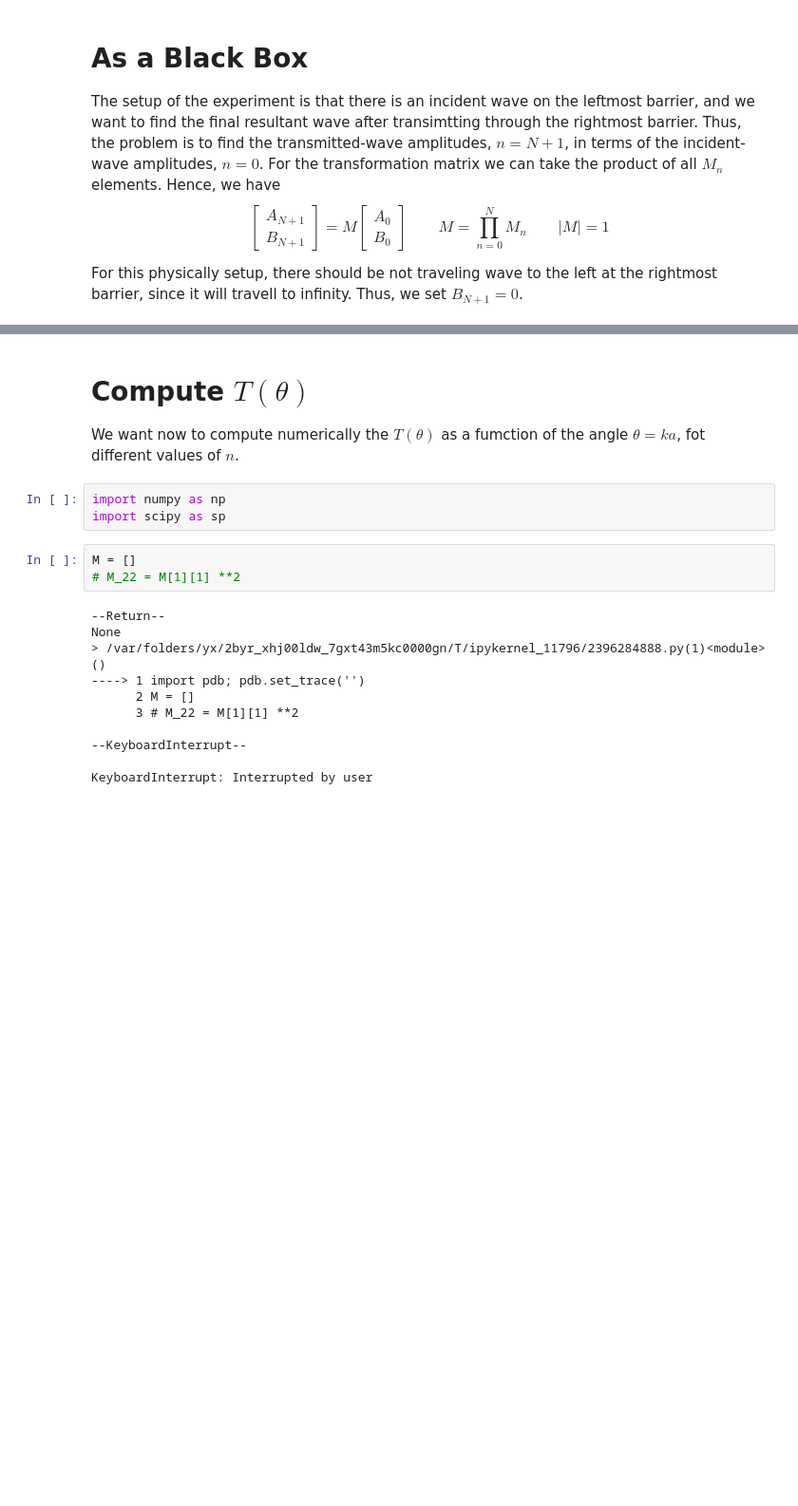
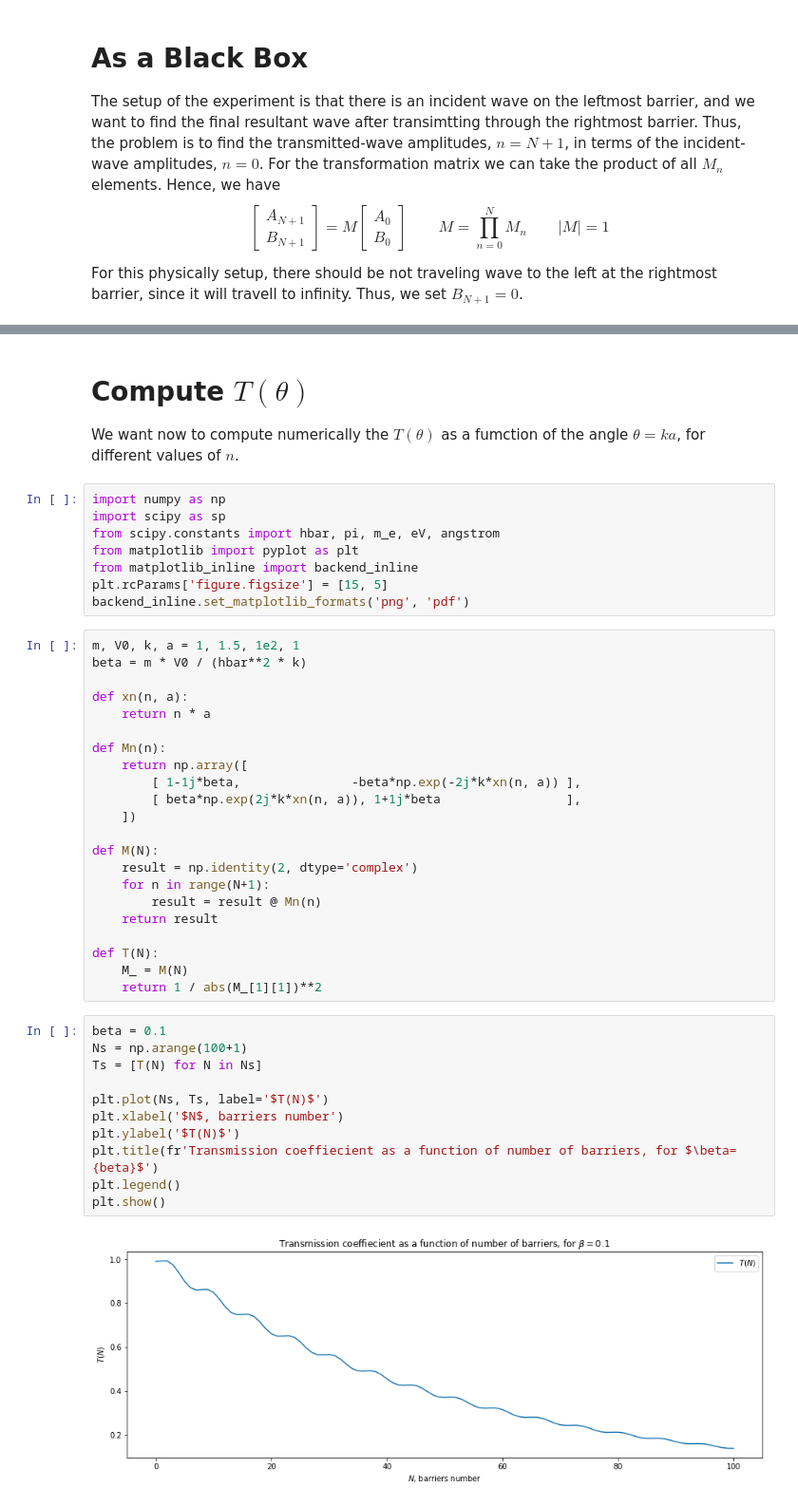
Before and after one commit to ammar-faifi/physics, a Jupyter notebook: PHYS310/N Equally Delta-Potential Barriers.ipynb, the cells around one changed output, grey strips where cells are left out. Shown at 95% size. Cells and saved outputs as stored; diff of their text form; blank space fills up the shorter version.

Commit message:
plot transmission coeff

```diff
--- a/PHYS310/N Equally Delta-Potential Barriers.ipynb
+++ b/PHYS310/N Equally Delta-Potential Barriers.ipynb
@@ -178,21 +177,47 @@ $$
 $$
 # %% [markdown]
 # Compute $T(\theta)$
-We want now to compute numerically the $T(\theta)$ as a fumction of the angle $\theta=ka$, fot different values of $n$.
+We want now to compute numerically the $T(\theta)$ as a fumction of the angle $\theta=ka$, for different values of $n$.
-# %%
-import numpy as np
-import scipy as sp
-# %%
-M = []
-# M_22 = M[1][1] **2
-# %% [output]
---Return--
-None
-> /var/folders/yx/2byr_xhj00ldw_7gxt43m5kc0000gn/T/ipykernel_11796/2396284888.py(1)<module>()
-----> 1 import pdb; pdb.set_trace('')
-      2 M = []
-      3 # M_22 = M[1][1] **2
-
---KeyboardInterrupt--
-
-KeyboardInterrupt: Interrupted by user
+# %%
+import numpy as np
+import scipy as sp
+from scipy.constants import hbar, pi, m_e, eV, angstrom
+from matplotlib import pyplot as plt
+from matplotlib_inline import backend_inline
+plt.rcParams['figure.figsize'] = [15, 5]
+backend_inline.set_matplotlib_formats('png', 'pdf')
+# %%
+m, V0, k, a = 1, 1.5, 1e2, 1
+beta = m * V0 / (hbar**2 * k)
+
+def xn(n, a):
+    return n * a
+
+def Mn(n):
+    return np.array([
+        [ 1-1j*beta,               -beta*np.exp(-2j*k*xn(n, a)) ],
+        [ beta*np.exp(2j*k*xn(n, a)), 1+1j*beta                 ],
+    ])
+
+def M(N):
+    result = np.identity(2, dtype='complex')
+    for n in range(N+1):
+        result = result @ Mn(n)
+    return result
+
+def T(N):
+    M_ = M(N)
+    return 1 / abs(M_[1][1])**2
+# %%
+beta = 0.1
+Ns = np.arange(100+1)
+Ts = [T(N) for N in Ns]
+
+plt.plot(Ns, Ts, label='$T(N)$')
+plt.xlabel('$N$, barriers number')
+plt.ylabel('$T(N)$')
+plt.title(fr'Transmission coeffiecient as a function of number of barriers, for $\beta={beta}$')
+plt.legend()
+plt.show()
+# %% [output]
+[figure, added]
```
Also changed, not shown: parts of 3 cells of this notebook.
